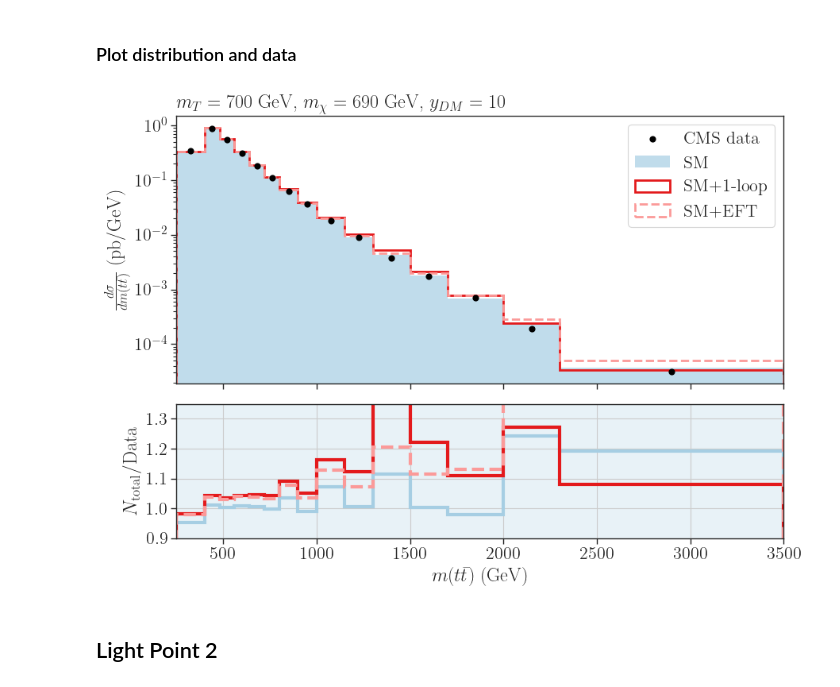
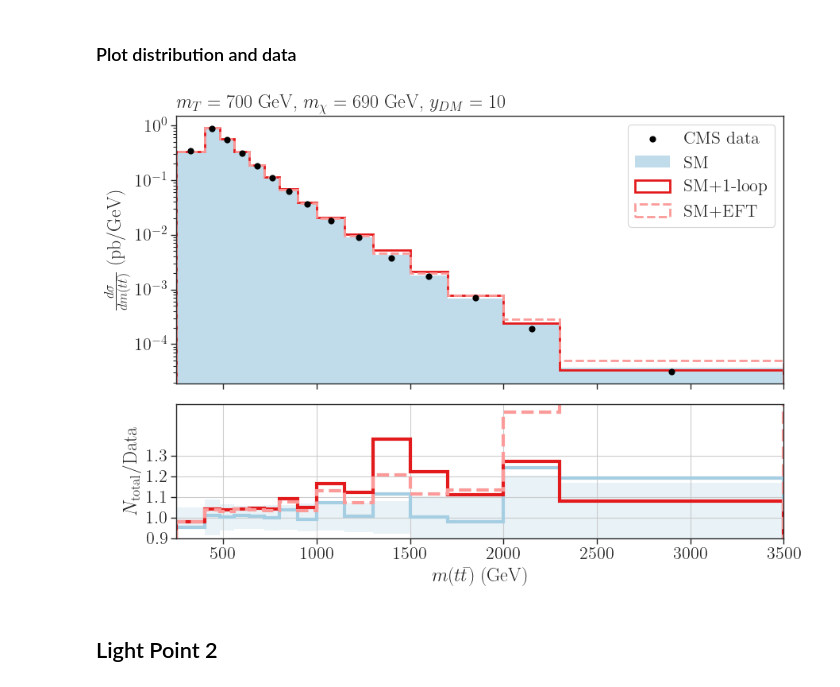
Before and after one commit to viniciusrocca/EFT_ToyModel, a Jupyter notebook: Recast_CMS/plots-dists-CMS.ipynb, the cells around one changed output. Drawn from its saved outputs; the diff is of its cells as text; code cells hidden in the pictures.

```diff
--- a/Recast_CMS/plots-dists-CMS.ipynb
+++ b/Recast_CMS/plots-dists-CMS.ipynb
@@ -40,8 +40,11 @@ recastDataEFTAll = pd.read_pickle('/home/vinicius/EFT_ToyModel/Recast_CMS/pp2ttb
 # %%
 # ### Load CMS data
 xsecsObs,smNLO,covMatrix,sm_err = read_CMSdata(dataDir='/home/vinicius/EFT_ToyModel/Recast_CMS/data')
-covTotal = covMatrix + np.diag( +(smNLO*sm_err)**2)
+smNLO = smNLO/bin_widths
+sm_err = sm_err/bin_widths
+covTotal = covMatrix + np.diag( (smNLO*sm_err)**2)
 bgError = np.sqrt(covTotal.diagonal())
+#bgError = np.sqrt(covMatrix.diagonal())
 cms_bins = np.array([250.,400.,480.,560.,640.,720.,800.,900.,1000.,
                 1150.,1300.,1500.,1700.,2000.,2300.,3500.])
 bin_widths  = cms_bins[1:]-cms_bins[:-1]
@@ -52,7 +55,7 @@ bin_widths  = cms_bins[1:]-cms_bins[:-1]
 smLO = getSMLO('/home/vinicius/EFT_ToyModel/Recast_CMS/sm/sm_tt_lo_cms_top_20_001.pcl')
 # ### Load k-factors
 kfac = 1.0#getKfactor(smNLO,smLO)
-smNLO = smNLO/bin_widths
+smNLO = smNLO
 print(smNLO)
 print(xsecsObs)
 # %% [output]
@@ -111,35 +114,35 @@ plt.subplots_adjust(left=0.12, bottom=0.12, right=0.97, top=None, wspace=None, h
 
 axarr[0].scatter(bin_centers,xsecsObs,label='CMS data',linewidth=2,s=15,
 c='black',zorder=10)
 axarr[0].hist(bin_centers,weights=smNLO,label=r'SM',histtype='step',linewidth=0,bins=cms_bins,color=colors[0],fill=True,alpha=0.7)
 axarr[0].hist(bin_centers,weights=smNLO+signalNLO*yDM**2,label=r'SM+1-loop',histtype='step',linewidth=2,bins=cms_bins,color=colors[5])
 axarr[0].hist(bin_centers,weights=smNLO+signalEFTNLO*yDM**2,label=r'SM+EFT',histtype='step',linewidth=2,bins=cms_bins,linestyle='dashed',color=colors[4])
 axarr[0].set_yscale('log')
 # axarr[0].set_ylim(1e-6,2e-2)
 axarr[0].legend()
 axarr[0].set_xlim(250.,3500.)
 # axarr[0].grid()
 
 axarr[1].hist(bin_centers,weights=np.divide(smNLO,xsecsObs),histtype='step',linewidth=3,bins=cms_bins,color=colors[0])
 axarr[1].hist(bin_centers,weights=np.divide(smNLO+signalNLO*yDM**2,xsecsObs),histtype='step',linewidth=3,bins=cms_bins,color=colors[5])
 axarr[1].hist(bin_centers,weights=np.divide(smNLO+signalEFTNLO*yDM**2,xsecsObs),histtype='step',linewidth=3,bins=cms_bins,color=colors[4],linestyle='dashed')
 
 axarr[1].bar(x=bins_left, height=np.divide(2*bgError,xsecsObs), bottom=np.divide(xsecsObs-bgError,xsecsObs), width=bin_widths, align='edge', linewidth=0, color=colors[0], alpha=0.25, zorder=-1, label='uncertainty band')
 
 
 axarr[1].set_yticks(np.arange(0.9,1.4,0.1))
-axarr[1].set_ylim(0.9,1.35)
+axarr[1].set_ylim(0.9,1.55)
 axarr[1].grid()
 
 axarr[1].set_xlabel(r'$m(t\bar{t})$ (GeV)')
 axarr[0].set_ylabel(r'$\frac{d \sigma}{d m(t\bar{t})}$ (pb/GeV)')
 axarr[1].set_ylabel(r'$N_{\rm total}/{\rm Data}$')
 
 axarr[0].set_title(r'$m_T = %1.0f$ GeV, $m_{\chi} = %1.0f$ GeV, $y_{DM} = %1.0f$' %(mPsiT,mSDM,yDM),loc='left')
 plt.savefig('CMS_mtt_mPsiT%i_mSDM%i_yDM_%i.png' %(int(mPsiT),int(mSDM),int(yDM)))
 plt.show()
 # %% [output]
-[figure, old version]
+[figure, new version]
 # %% [markdown]
 ## Light Point 2
 # %% [markdown]
```
Also changed, not shown: 10 other files.
